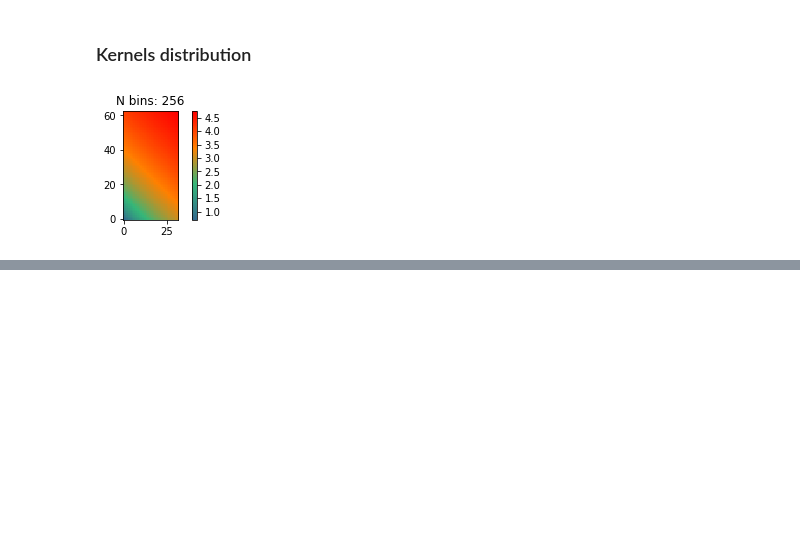
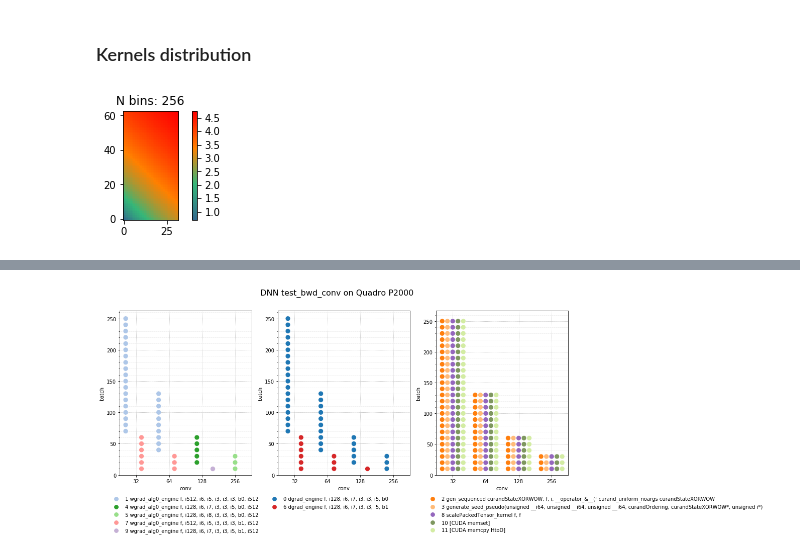
Before and after one commit to shidong-ai/DNNMark, a Jupyter notebook: 20180619_dnn_bwd_conv_series.ipynb, the cells around one changed output, grey strips where cells are left out. Cells and saved outputs as stored; diff of their text form; code cells hidden in the pictures; blank space fills up the shorter version.

```diff
--- a/20180619_dnn_bwd_conv_series.ipynb
+++ b/20180619_dnn_bwd_conv_series.ipynb
@@ -511,0 +562,9 @@ plotKernelsDistr(nvprof_col,"DNN on Quadro P2000")
+# %%
+fig,axs = plt.subplots(1,3,figsize=(16,6))
+plotKernelsDistr_BSxK(d1,ax=axs[0])
+plotKernelsDistr_BSxK(d2,ax=axs[1])
+plotKernelsDistr_BSxK(d3,ax=axs[2])
+plt.suptitle("DNN test_bwd_conv on Quadro P2000",fontsize=16)
+plt.show()
+# %% [output]
+[figure, added]
```
Also changed, not shown: parts of 4 cells of this notebook, 2 other files.
